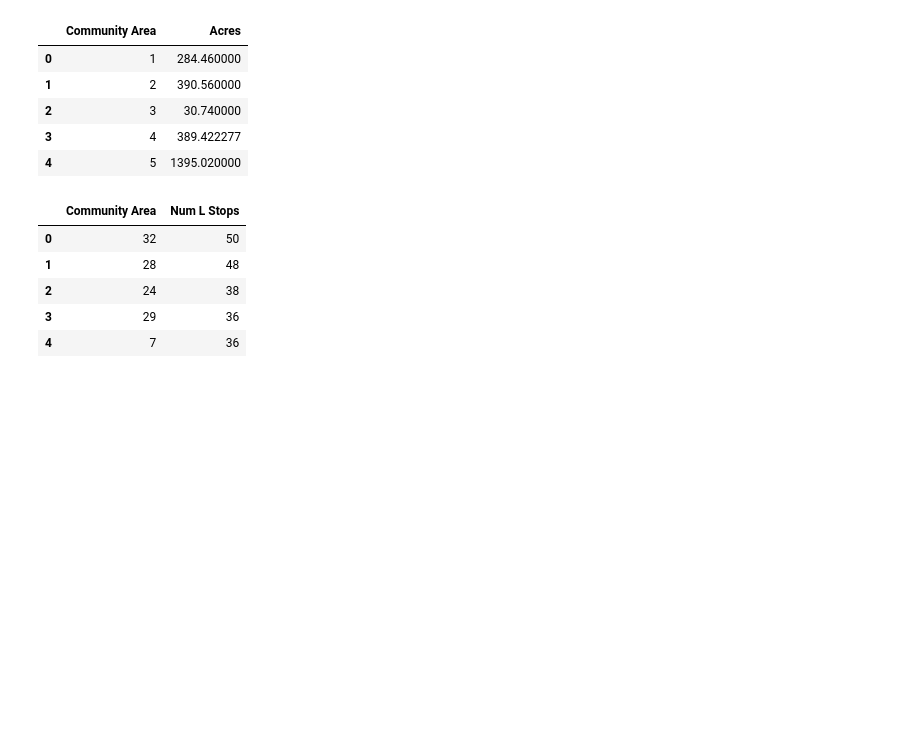
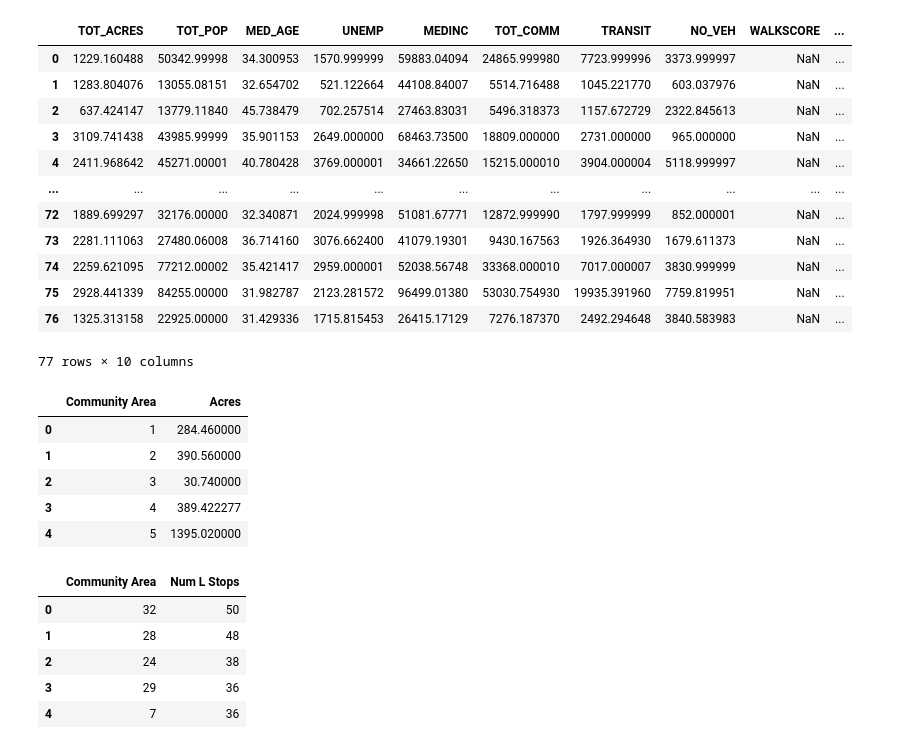
Before and after one commit to a-matai/datasiensgrup, a Jupyter notebook: src/linear_regression.ipynb, the cells around one changed output. Drawn from its saved outputs; the diff is of its cells as text; code cells hidden in the pictures; blank space fills up the shorter version.

```diff
--- a/src/linear_regression.ipynb
+++ b/src/linear_regression.ipynb
@@ -33,3 +17,23 @@ commareas
+# %%
+
+commareas = commareas.drop(commareas.columns[179:], axis = 1)
+commareas = commareas.drop('2000_POP', axis = 1)
+rel_ca = pd.DataFrame(commareas[['TOT_ACRES','TOT_POP','MED_AGE','UNEMP','MEDINC','TOT_COMM', 'TRANSIT','NO_VEH','WALKSCORE','OPEN_SPACE_PER_1000']])
+rel_ca
+# %% [output]
+|  | TOT_ACRES | TOT_POP | MED_AGE | UNEMP | MEDINC | TOT_COMM | TRANSIT | NO_VEH | WALKSCORE | ... |
+| 0 | 1229.160488 | 50342.99998 | 34.300953 | 1570.999999 | 59883.04094 | 24865.999980 | 7723.999996 | 3373.999997 | NaN | ... |
+| 1 | 1283.804076 | 13055.08151 | 32.654702 | 521.122664 | 44108.84007 | 5514.716488 | 1045.221770 | 603.037976 | NaN | ... |
+| 2 | 637.424147 | 13779.11840 | 45.738479 | 702.257514 | 27463.83031 | 5496.318373 | 1157.672729 | 2322.845613 | NaN | ... |
+| 3 | 3109.741438 | 43985.99999 | 35.901153 | 2649.000000 | 68463.73500 | 18809.000000 | 2731.000000 | 965.000000 | NaN | ... |
+| 4 | 2411.968642 | 45271.00001 | 40.780428 | 3769.000001 | 34661.22650 | 15215.000010 | 3904.000004 | 5118.999997 | NaN | ... |
+| ... | ... | ... | ... | ... | ... | ... | ... | ... | ... | ... |
+| 72 | 1889.699297 | 32176.00000 | 32.340871 | 2024.999998 | 51081.67771 | 12872.999990 | 1797.999999 | 852.000001 | NaN | ... |
+| 73 | 2281.111063 | 27480.06008 | 36.714160 | 3076.662400 | 41079.19301 | 9430.167563 | 1926.364930 | 1679.611373 | NaN | ... |
+| 74 | 2259.621095 | 77212.00002 | 35.421417 | 2959.000001 | 52038.56748 | 33368.000010 | 7017.000007 | 3830.999999 | NaN | ... |
+| 75 | 2928.441339 | 84255.00000 | 31.982787 | 2123.281572 | 96499.01380 | 53030.754930 | 19935.391960 | 7759.819951 | NaN | ... |
+| 76 | 1325.313158 | 22925.00000 | 31.429336 | 1715.815453 | 26415.17129 | 7276.187370 | 2492.294648 | 3840.583983 | NaN | ... |
+77 rows × 10 columns
 # %%
 # Now we need to get the columns that we need and build our data frames
 # We will make two data frames: crime_time and conditions
```
Also changed, not shown: parts of 1 cell of this notebook, 1 other file.
